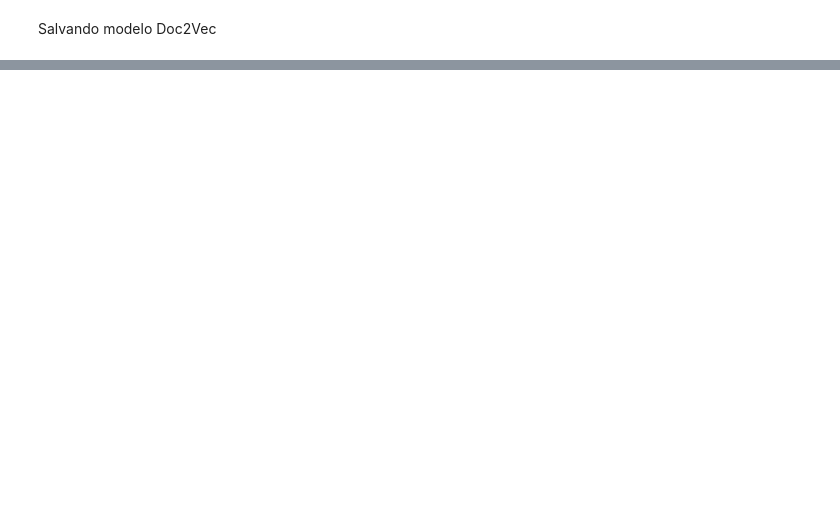
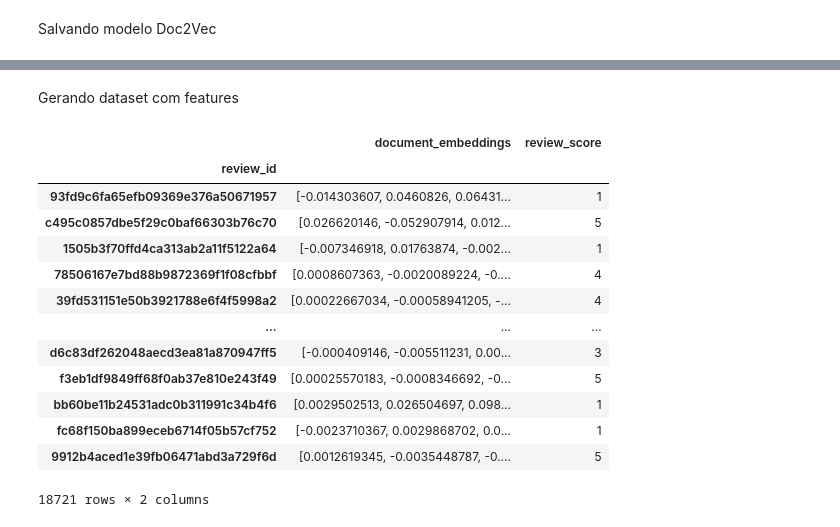
Before and after one commit to Squinelato/eEDB-002-2024-3, a Jupyter notebook: preprocessing/featured_layer.ipynb, the cells around one changed output, grey strips where cells are left out. Saved outputs shown, nothing was run; the diff lists cells and outputs as text; code cells hidden in the pictures; blank space fills up the shorter version.

```diff
--- a/preprocessing/featured_layer.ipynb
+++ b/preprocessing/featured_layer.ipynb
@@ -25,13 +25,15 @@ frzd_olist_order_reviews.head()
 | 2 | 4b49719c8a200003f700d3d986ea1a19 | 9d6f15f95d01e79bd1349cc208361f09 | 4 | [] | [mas, um, pouco, travando, pelo, ... | [mas, um, pouco, travando, pelo, ... | ... |
 | 3 | d21bbc789670eab777d27372ab9094cc | 4fc44d78867142c627497b60a7e0228a | 5 | [otimo] | [loja, nota] | [otimo, loja, nota] | ... |
 | 4 | 0e0190b9db53b689b285d3f3916f8441 | 79832b7cb59ac6f887088ffd686e1d5e | 5 | [] | [obrigado, pela, atencao, amim, d... | [obrigado, pela, atencao, amim, d... | ... |
+# %%
+frzd_olist_order_reviews.set_index('review_id', inplace=True)
 # %% [markdown]
 Dividindo entre conjunto de treino e teste de forma stratificada
 # %%
 X = frzd_olist_order_reviews.loc[:, ['review_comment_title_and_message', 'review_score']]
 y = frzd_olist_order_reviews.loc[:, ['review_score']]
 # %%
-X_train, X_test, y_train, y_test = train_test_split(
+X_train, X_test, _, _ = train_test_split(
     X, y, test_size=0.2, stratify=y, random_state=51
 )
 # %% [markdown]
@@ -40,7 +42,7 @@ Criando tag para armazenar marcar cada documento.
 train_documents = []
 
 for index, data in X_train.iterrows():
-    train_documents.append(TaggedDocument(data['review_comment_title_and_message'].tolist(), [str(data['review_score']) + '_star_score']))
+    train_documents.append(TaggedDocument(data['review_comment_title_and_message'].tolist(), [data['review_score']]))
 # %%
 test_documents = []
 
@@ -201,0 +216,19 @@ model.save('../model/doc2vec_telecom_pandemic_claims')
+# %% [markdown]
+Gerando dataset com features
+# %%
+X_train.loc[:, ['document_embeddings', 'review_score']]
+# %% [output]
+|  | document_embeddings | review_score |
+| review_id |  |  |
+| 93fd9c6fa65efb09369e376a50671957 | [-0.014303607, 0.0460826, 0.06431... | 1 |
+| c495c0857dbe5f29c0baf66303b76c70 | [0.026620146, -0.052907914, 0.012... | 5 |
+| 1505b3f70ffd4ca313ab2a11f5122a64 | [-0.007346918, 0.01763874, -0.002... | 1 |
+| 78506167e7bd88b9872369f1f08cfbbf | [0.0008607363, -0.0020089224, -0.... | 4 |
+| 39fd531151e50b3921788e6f4f5998a2 | [0.00022667034, -0.00058941205, -... | 4 |
+| ... | ... | ... |
+| d6c83df262048aecd3ea81a870947ff5 | [-0.000409146, -0.005511231, 0.00... | 3 |
+| f3eb1df9849ff68f0ab37e810e243f49 | [0.00025570183, -0.0008346692, -0... | 5 |
+| bb60be11b24531adc0b311991c34b4f6 | [0.0029502513, 0.026504697, 0.098... | 1 |
+| fc68f150ba899eceb6714f05b57cf752 | [-0.0023710367, 0.0029868702, 0.0... | 1 |
+| 9912b4aced1e39fb06471abd3a729f6d | [0.0012619345, -0.0035448787, -0.... | 5 |
+18721 rows × 2 columns
```
Also changed, not shown: parts of 21 cells of this notebook, 1 other file.
